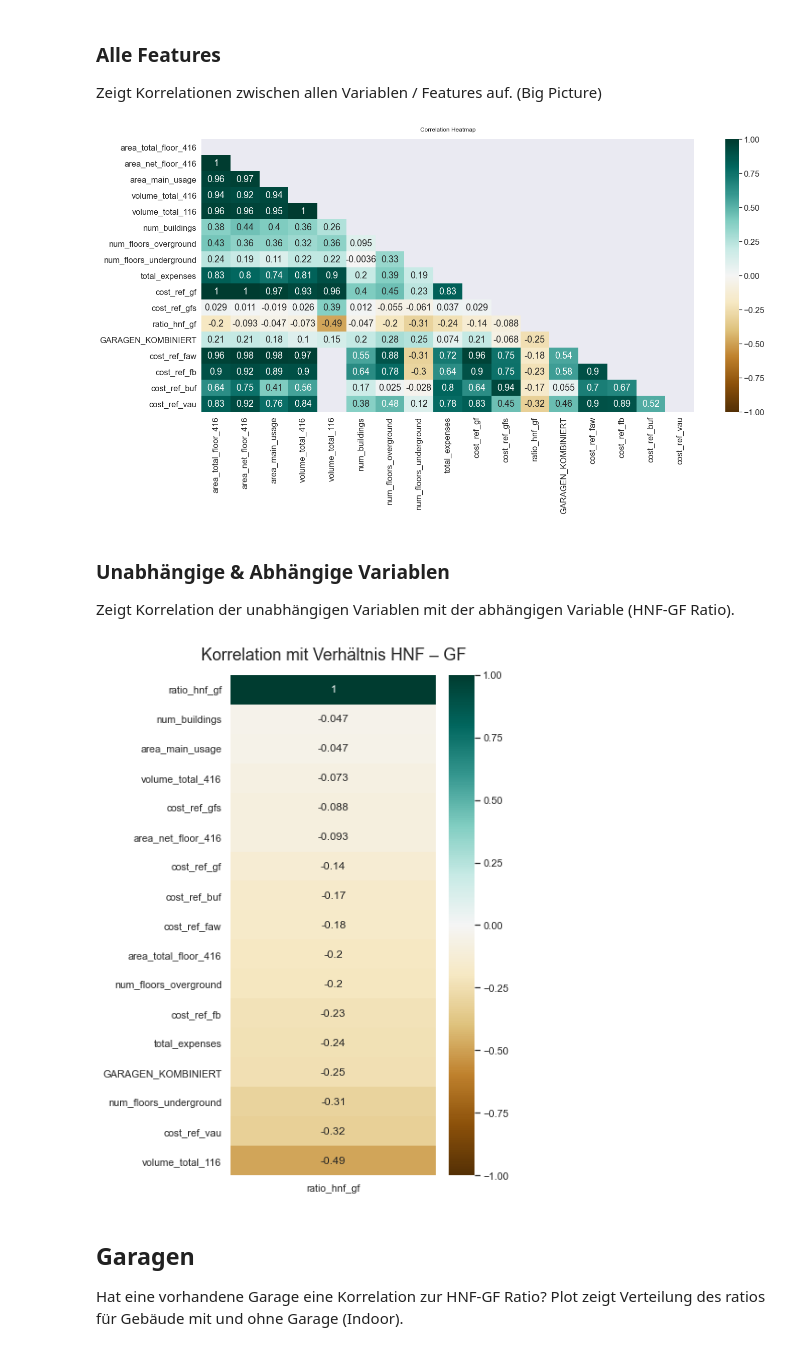
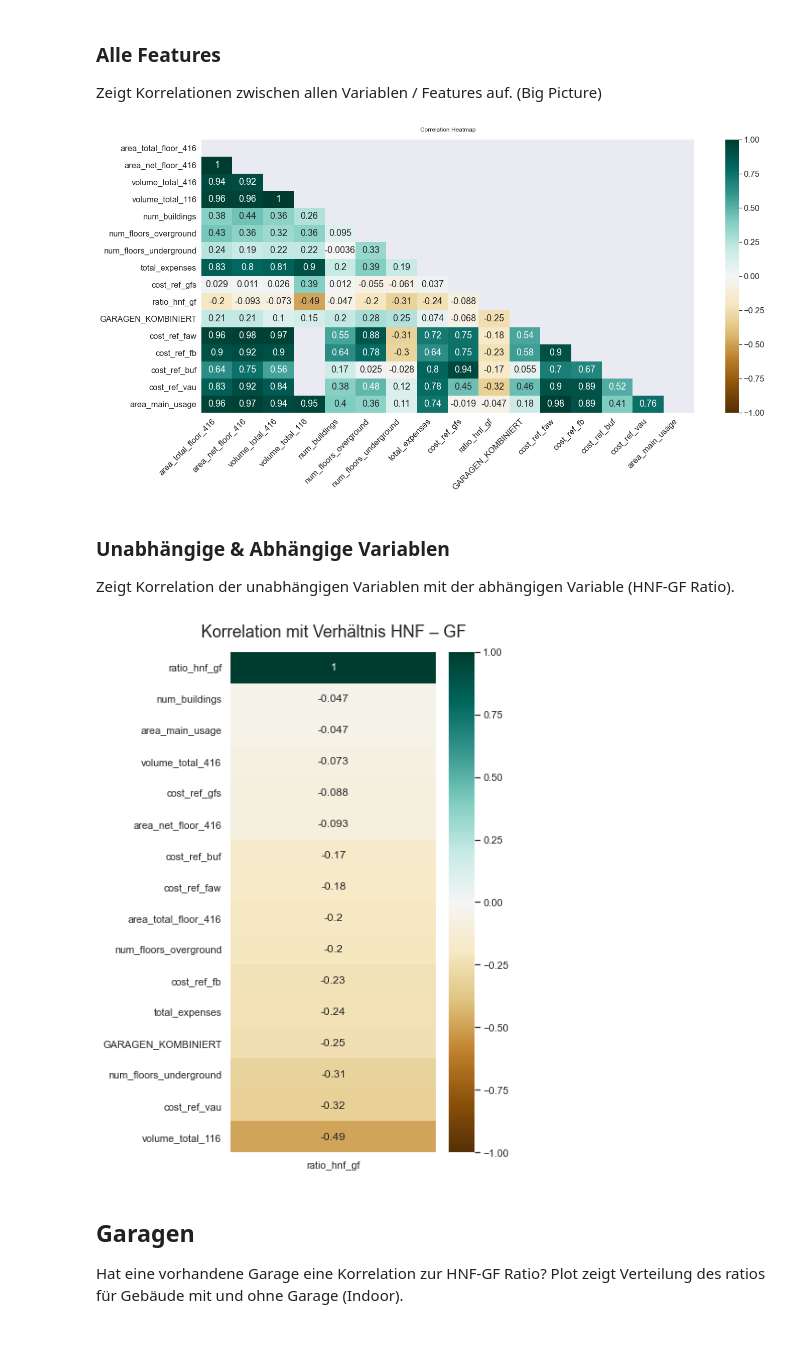
Before and after one commit to FHNW-RW/ip5-metriken-bauwesen, a Jupyter notebook: src/analysis/feature_correlation.ipynb, the cells around one changed output. Drawn from its saved outputs; the diff is of its cells as text; code cells hidden in the pictures.

Commit message:
Update correlation visualizations..

```diff
--- a/src/analysis/feature_correlation.ipynb
+++ b/src/analysis/feature_correlation.ipynb
@@ -17,17 +17,22 @@ Zeigt Korrelationen zwischen allen Variablen / Features auf. (Big Picture)
 # %%
 # set preferences
 charts.set_preferences(sns, rc=(22, 10), font_scale=1.5)
 
 # import ans preprocess dataset
 df = imp.get_extended_dataset('../package/datasets/full_dataset.csv')
 df_usg, usage_types = imp_usg.extract_usage_details(df, highest_only=False, combine_garages=True)
 additional_features = [c.FIELD_GARAGE_COMBINED, c.FIELD_COST_REF_FAW, c.FIELD_COST_REF_FB, c.FIELD_COST_REF_BUF,
                        c.FIELD_COST_REF_VAU]
 filtered_df = imp.select_relevant_features(df_usg, additional_features=additional_features)
 
+# reorder dataframe columns for better visual understanding
+cols = list(filtered_df.columns.values)
+cols.pop(cols.index(c.FIELD_AREA_MAIN_USAGE))
+filtered_df = filtered_df[cols+[c.FIELD_AREA_MAIN_USAGE]]
+
 charts.correlation_hmp(filtered_df)
 # %% [output]
-[figure, old version]
+[figure, new version]
 # %% [markdown]
 ### Unabhängige & Abhängige Variablen
 Zeigt Korrelation der unabhängigen Variablen mit der abhängigen Variable (HNF-GF Ratio).
@@ -35,7 +40,7 @@ Zeigt Korrelation der unabhängigen Variablen mit der abhängigen Variable (HNF-
 charts.set_preferences(sns, rc=(5, 10))
 charts.correlation_ratio(filtered_df)
 # %% [output]
-[figure, old version]
+[figure, new version]
 # %% [markdown]
 ## Garagen
 
```
Also changed, not shown: 4 other files.
